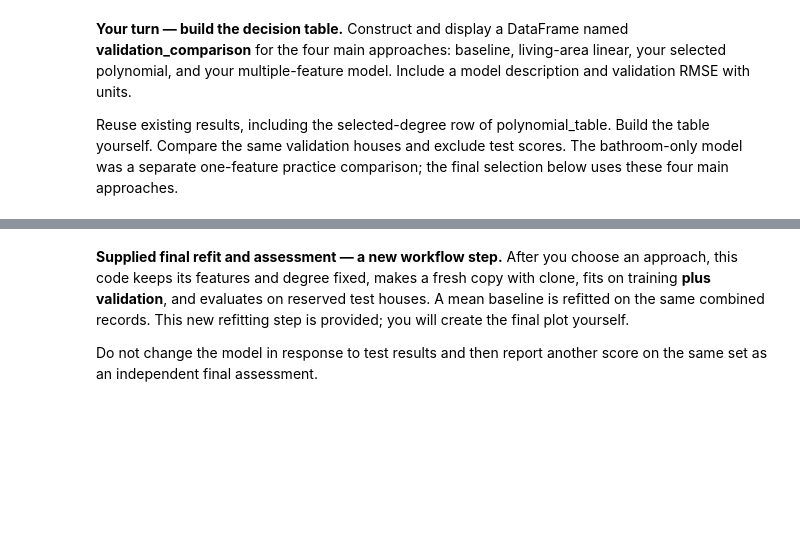
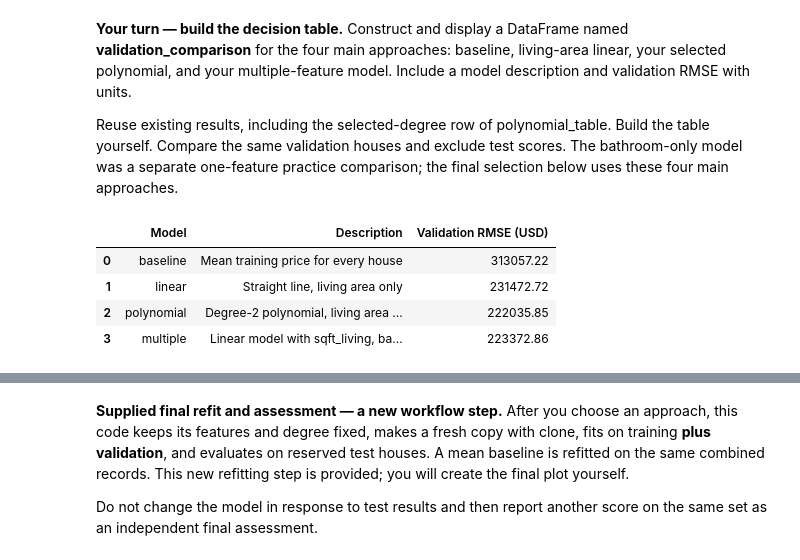
Before and after one commit to Maxiur/DataScience, a Jupyter notebook: Regression/Assignment_Regression_guided.ipynb, the cells around one changed output, grey strips where cells are left out. Cells and saved outputs as stored; diff of their text form; code cells hidden in the pictures; blank space fills up the shorter version.

```diff
--- a/Regression/Assignment_Regression_guided.ipynb
+++ b/Regression/Assignment_Regression_guided.ipynb
@@ -526,6 +666,30 @@ scores. The bathroom-only model was a separate one-feature practice comparison;
 the final selection below uses these four main approaches.
 # %%
 # Your code: assemble and display validation_comparison from the four existing validation results.
+
+# Validation RMSE of the selected polynomial, taken from the existing polynomial_table
+polynomial_validation_rmse = float(
+    polynomial_table.loc[polynomial_table["degree"] == selected_degree, "validation_rmse"].iloc[0]
+)
+
+validation_comparison = pd.DataFrame([
+    {"Model": "baseline",   "Description": "Mean training price for every house",
+     "Validation RMSE (USD)": baseline_validation_rmse},
+    {"Model": "linear",     "Description": "Straight line, living area only",
+     "Validation RMSE (USD)": linear_validation_rmse},
+    {"Model": "polynomial", "Description": f"Degree-{selected_degree} polynomial, living area only",
+     "Validation RMSE (USD)": polynomial_validation_rmse},
+    {"Model": "multiple",   "Description": "Linear model with " + ", ".join(feature_columns),
+     "Validation RMSE (USD)": multi_validation_rmse},
+])
+
+display(validation_comparison.round({"Validation RMSE (USD)": 2}))
+# %% [output]
+|  | Model | Description | Validation RMSE (USD) |
+| 0 | baseline | Mean training price for every house | 313057.22 |
+| 1 | linear | Straight line, living area only | 231472.72 |
+| 2 | polynomial | Degree-2 polynomial, living area ... | 222035.85 |
+| 3 | multiple | Linear model with sqft_living, ba... | 223372.86 |
 # %% [markdown]
 **Your turn — commit to an approach before testing.** Set `chosen_name` to
 `"baseline"`, `"linear"`, `"polynomial"`, or `"multiple"`, using the validation
```
Also changed, not shown: parts of 18 cells of this notebook.
